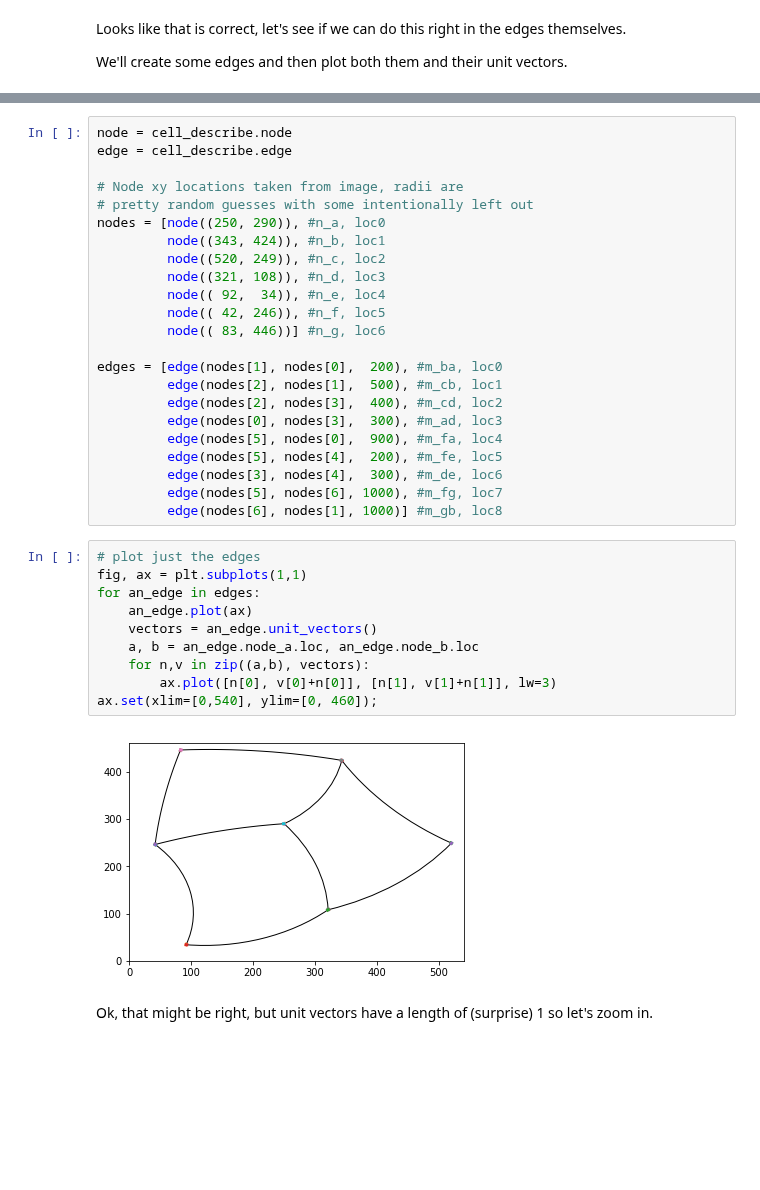
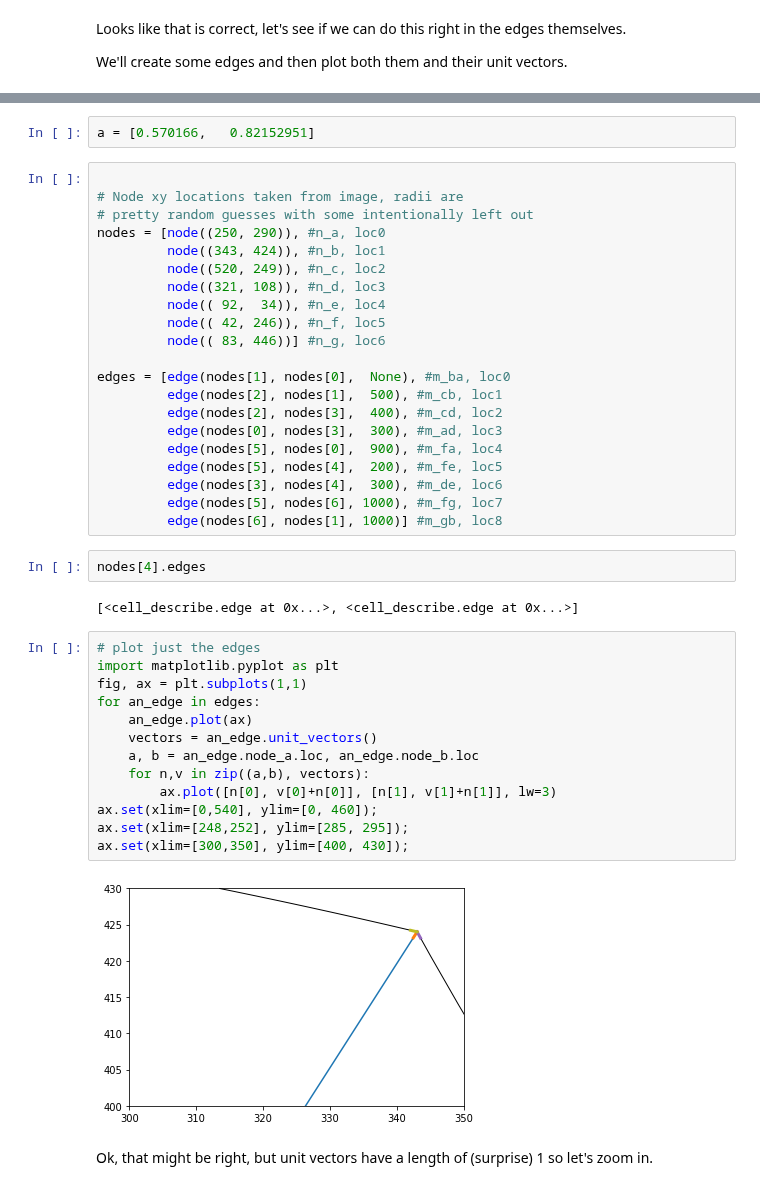
Before and after one commit to AllenCellModeling/DLITE, a Jupyter notebook: notebooks/05_tension_vectors.ipynb, the cells around one changed output, grey strips where cells are left out. Drawn from its saved outputs; the diff is of its cells as text; blank space fills up the shorter version.

```diff
--- a/notebooks/05_tension_vectors.ipynb
+++ b/notebooks/05_tension_vectors.ipynb
@@ -68,6 +85,6 @@ import cell_describe
+# %%
+a = [0.570166,   0.82152951]
 # %%
-node = cell_describe.node
-edge = cell_describe.edge
 
 # Node xy locations taken from image, radii are
 # pretty random guesses with some intentionally left out
@@ -79,7 +96,7 @@ nodes = [node((250, 290)), #n_a, loc0
          node(( 42, 246)), #n_f, loc5
          node(( 83, 446))] #n_g, loc6
 
-edges = [edge(nodes[1], nodes[0],  200), #m_ba, loc0
+edges = [edge(nodes[1], nodes[0],  None), #m_ba, loc0
          edge(nodes[2], nodes[1],  500), #m_cb, loc1
          edge(nodes[2], nodes[3],  400), #m_cd, loc2
          edge(nodes[0], nodes[3],  300), #m_ad, loc3
@@ -88,18 +105,25 @@ edges = [edge(nodes[1], nodes[0],  200), #m_ba, loc0
          edge(nodes[3], nodes[4],  300), #m_de, loc6
          edge(nodes[5], nodes[6], 1000), #m_fg, loc7
          edge(nodes[6], nodes[1], 1000)] #m_gb, loc8
+# %%
+nodes[4].edges
+# %% [output]
+[<cell_describe.edge at 0x...>, <cell_describe.edge at 0x...>]
 # %%
 # plot just the edges
+import matplotlib.pyplot as plt
 fig, ax = plt.subplots(1,1)
 for an_edge in edges:
     an_edge.plot(ax)
     vectors = an_edge.unit_vectors()
     a, b = an_edge.node_a.loc, an_edge.node_b.loc
     for n,v in zip((a,b), vectors):
         ax.plot([n[0], v[0]+n[0]], [n[1], v[1]+n[1]], lw=3)
 ax.set(xlim=[0,540], ylim=[0, 460]);
+ax.set(xlim=[248,252], ylim=[285, 295]);
+ax.set(xlim=[300,350], ylim=[400, 430]);
 # %% [output]
-[figure, old version]
+[figure, new version]
 # %% [markdown]
 Ok, that might be right, but unit vectors have a length of (surprise) 1 so let's zoom in.
 # %%
```
Also changed, not shown: parts of 5 cells of this notebook, 10 other files.
